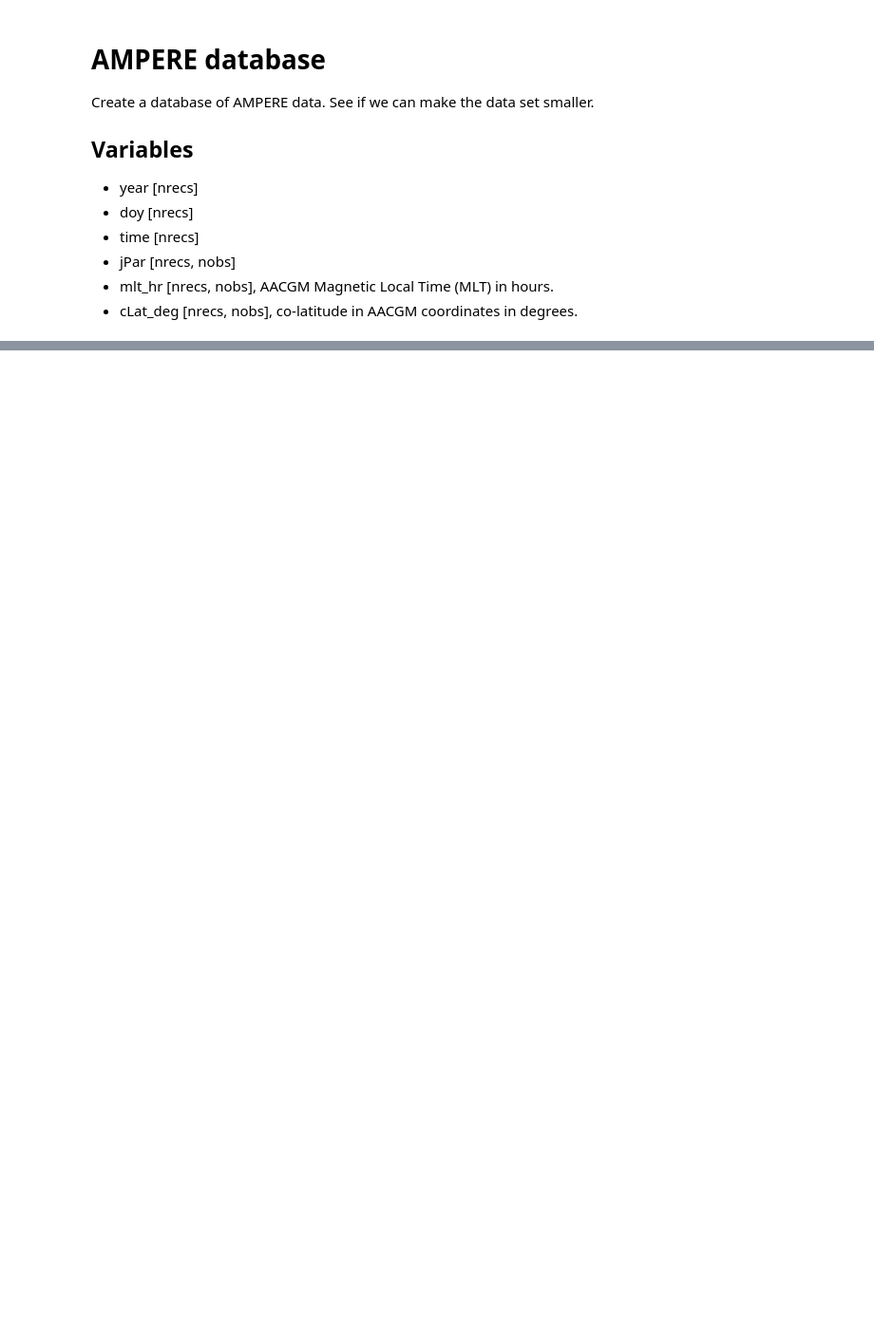
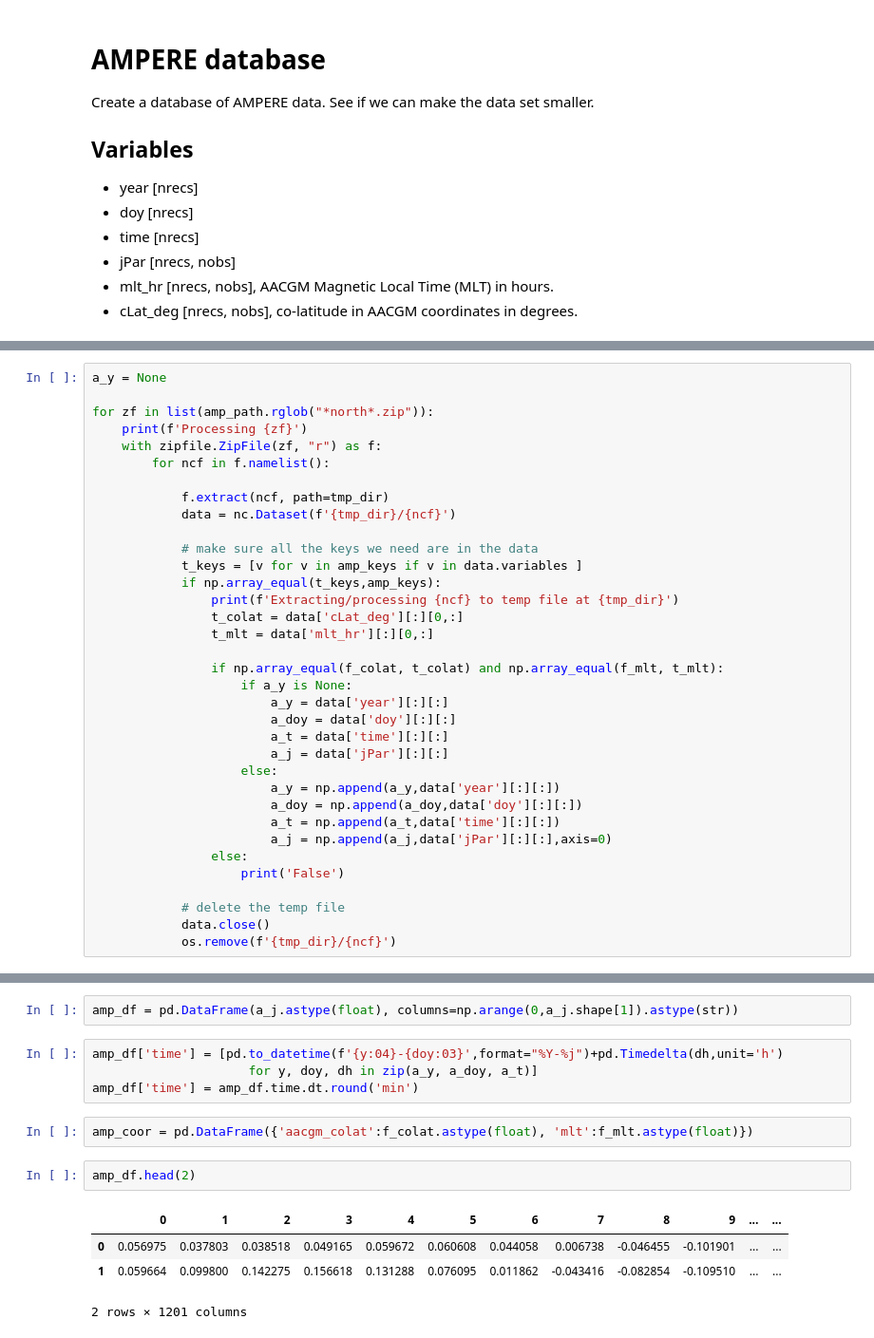
Before and after one commit to kylermurphy/SatDrag, a Jupyter notebook: Notebooks/AMP_database.ipynb, the cells around one changed output, grey strips where cells are left out. Shown: that part at 95% size. Drawn from its saved outputs; the diff is of its cells as text; blank space fills up the shorter version.

Commit message:
AMP dataset
New notebookj to create smaller AMPERE dataset

```diff
--- a/Notebooks/AMP_database.ipynb
+++ b/Notebooks/AMP_database.ipynb
@@ -46,0 +49,35 @@ ampere.20091031.k060_m08.north.grd.nc
+# %%
+a_y = None
+
+for zf in list(amp_path.rglob("*north*.zip")):
+    print(f'Processing {zf}')
+    with zipfile.ZipFile(zf, "r") as f:
+        for ncf in f.namelist():
+
+            f.extract(ncf, path=tmp_dir)
+            data = nc.Dataset(f'{tmp_dir}/{ncf}')
+
+            # make sure all the keys we need are in the data
+            t_keys = [v for v in amp_keys if v in data.variables ]
+            if np.array_equal(t_keys,amp_keys):
+                print(f'Extracting/processing {ncf} to temp file at {tmp_dir}')
+                t_colat = data['cLat_deg'][:][0,:]
+                t_mlt = data['mlt_hr'][:][0,:]
+
+                if np.array_equal(f_colat, t_colat) and np.array_equal(f_mlt, t_mlt):
+                    if a_y is None:
+                        a_y = data['year'][:][:]
+                        a_doy = data['doy'][:][:]
+                        a_t = data['time'][:][:]
+                        a_j = data['jPar'][:][:]
+                    else:
+                        a_y = np.append(a_y,data['year'][:][:])
+                        a_doy = np.append(a_doy,data['doy'][:][:])
+                        a_t = np.append(a_t,data['time'][:][:])
+                        a_j = np.append(a_j,data['jPar'][:][:],axis=0)
+                else:
+                    print('False')
+
+            # delete the temp file
+            data.close()
+            os.remove(f'{tmp_dir}/{ncf}')
@@ -46,0 +102,15 @@ ampere.20091031.k060_m08.north.grd.nc
+# %%
+amp_df = pd.DataFrame(a_j.astype(float), columns=np.arange(0,a_j.shape[1]).astype(str))
+# %%
+amp_df['time'] = [pd.to_datetime(f'{y:04}-{doy:03}',format="%Y-%j")+pd.Timedelta(dh,unit='h')
+                     for y, doy, dh in zip(a_y, a_doy, a_t)]
+amp_df['time'] = amp_df.time.dt.round('min')
+# %%
+amp_coor = pd.DataFrame({'aacgm_colat':f_colat.astype(float), 'mlt':f_mlt.astype(float)})
+# %%
+amp_df.head(2)
+# %% [output]
+|  | 0 | 1 | 2 | 3 | 4 | 5 | 6 | 7 | 8 | 9 | ... | ... |
+| 0 | 0.056975 | 0.037803 | 0.038518 | 0.049165 | 0.059672 | 0.060608 | 0.044058 | 0.006738 | -0.046455 | -0.101901 | ... | ... |
+| 1 | 0.059664 | 0.099800 | 0.142275 | 0.156618 | 0.131288 | 0.076095 | 0.011862 | -0.043416 | -0.082854 | -0.109510 | ... | ... |
+2 rows × 1201 columns
```
Also changed, not shown: parts of 9 cells of this notebook, 2 other files.
